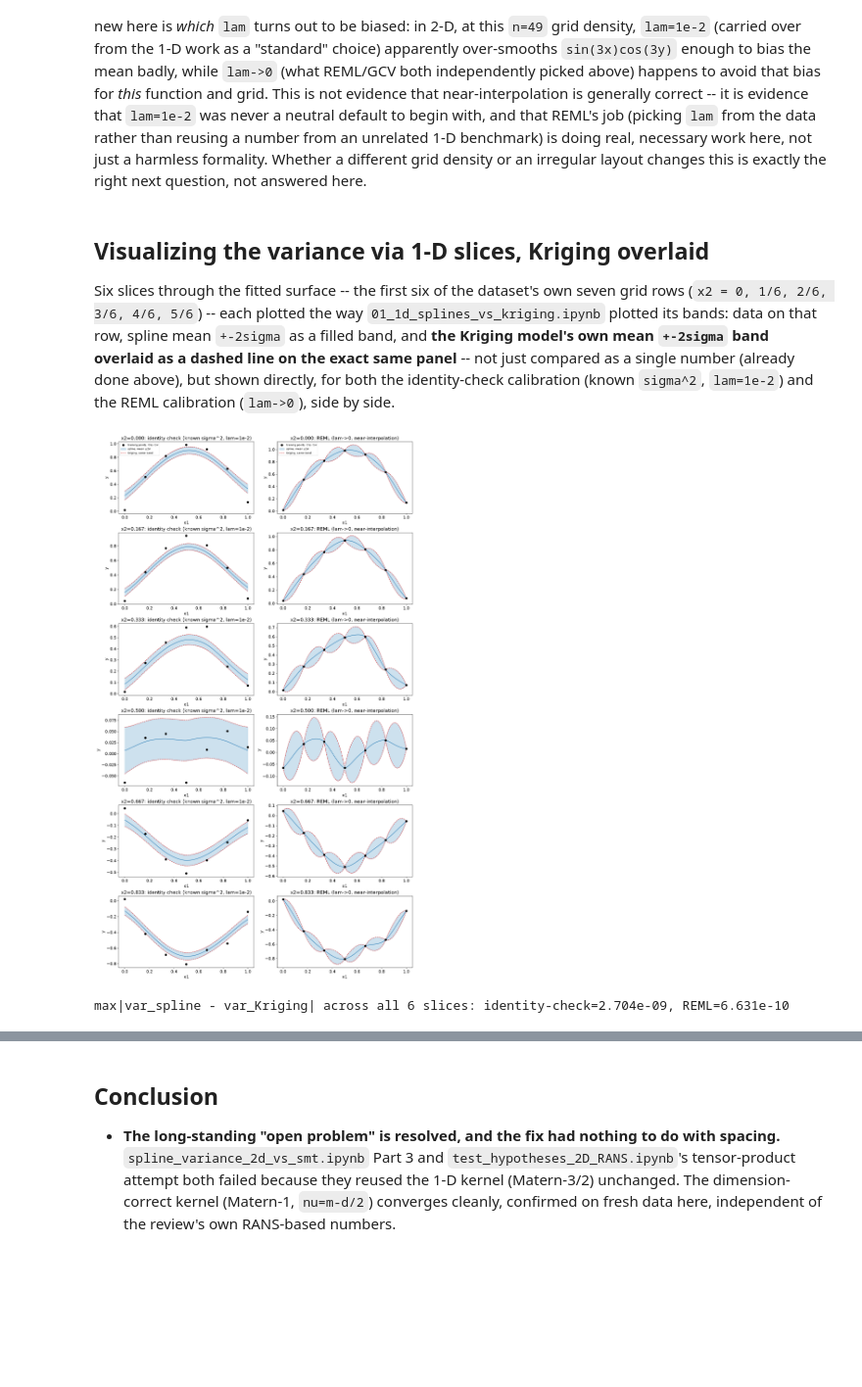
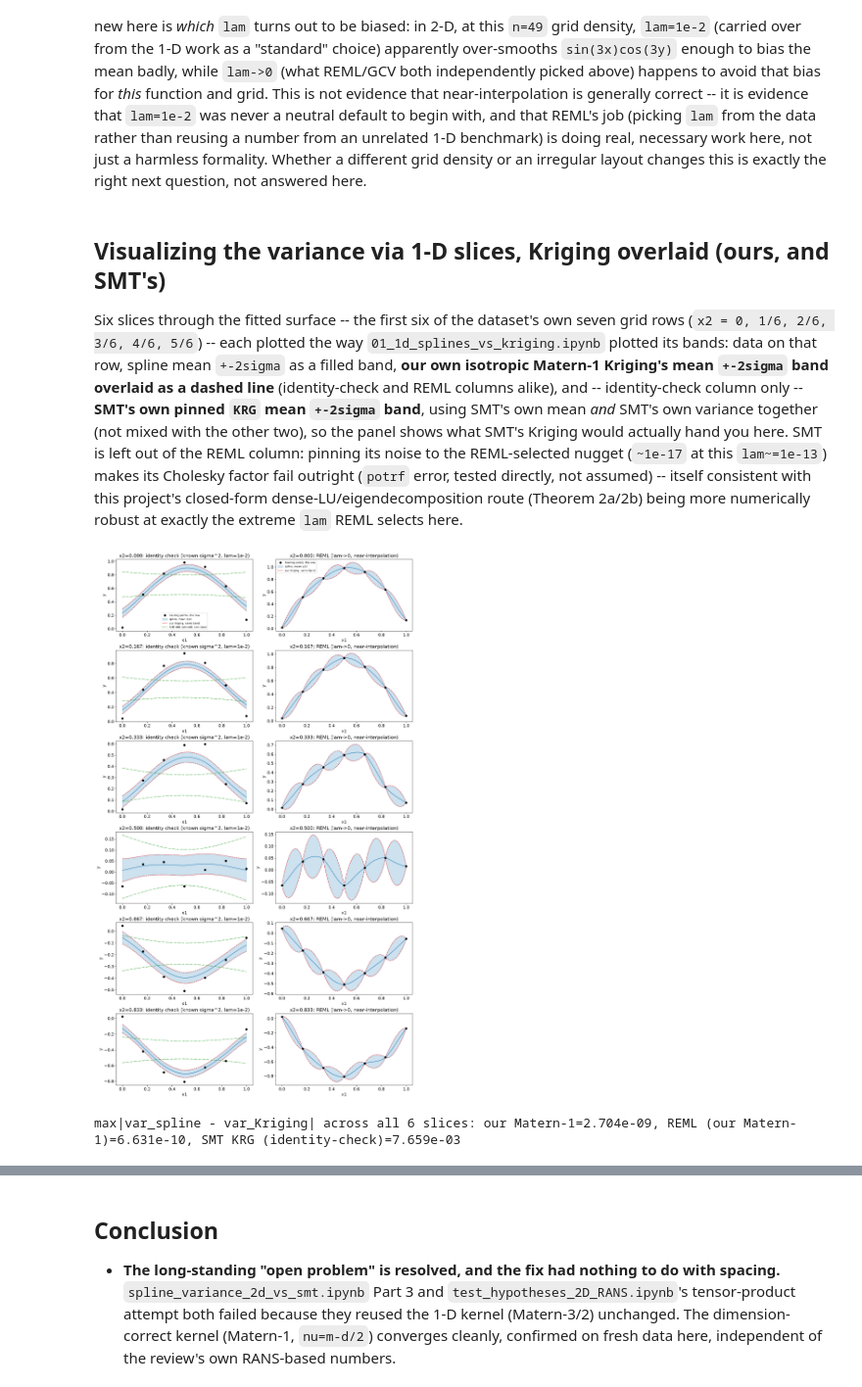
Before and after one commit to nomad-vagabond/krig-splines, a Jupyter notebook: notebooks/iter_01/02_2d_splines_vs_kriging.ipynb, the cells around one changed output, grey strips where cells are left out. Shown at 98% size. Cells and saved outputs as stored; diff of their text form; code cells hidden in the pictures; blank space fills up the shorter version.

```diff
--- a/notebooks/iter_01/02_2d_splines_vs_kriging.ipynb
+++ b/notebooks/iter_01/02_2d_splines_vs_kriging.ipynb
@@ -534,16 +682,21 @@ fixed lam=1e-2, known sigma2   = 0.4945   (nominal 0.95)
 # %% [markdown]
 **The result is the opposite of the naive guess, and worth stating plainly rather than fitting a story to it after the fact.** REML's near-interpolation band achieves `~0.946` coverage -- close to nominal -- while the fixed `lam=1e-2` band, *even with the true, correctly-known* `sigma^2`, covers only `~0.49`: roughly half of what it should. The mechanism is the same one found in the 1-D fixed-`lam` case (`01_1d_splines_vs_kriging.ipynb`'s coverage check): a non-data-driven `lam` biases the *mean* curve, and no amount of correctly-known noise variance fixes a band centred on a systematically wrong curve. What's new here is *which* `lam` turns out to be biased: in 2-D, at this `n=49` grid density, `lam=1e-2` (carried over from the 1-D work as a "standard" choice) apparently over-smooths `sin(3x)cos(3y)` enough to bias the mean badly, while `lam->0` (what REML/GCV both independently picked above) happens to avoid that bias for *this* function and grid. This is not evidence that near-interpolation is generally correct -- it is evidence that `lam=1e-2` was never a neutral default to begin with, and that REML's job (picking `lam` from the data rather than reusing a number from an unrelated 1-D benchmark) is doing real, necessary work here, not just a harmless formality. Whether a different grid density or an irregular layout changes this is exactly the right next question, not answered here.
 # %% [markdown]
-## Visualizing the variance via 1-D slices, Kriging overlaid
+## Visualizing the variance via 1-D slices, Kriging overlaid (ours, and SMT's)
 
 Six slices through the fitted surface -- the first six of the dataset's own seven
 grid rows (`x2 = 0, 1/6, 2/6, 3/6, 4/6, 5/6`) -- each plotted the way
 `01_1d_splines_vs_kriging.ipynb` plotted its bands: data on that row, spline mean
-`+-2sigma` as a filled band, and **the Kriging model's own mean `+-2sigma` band
-overlaid as a dashed line on the exact same panel** -- not just compared as a
-single number (already done above), but shown directly, for both the
-identity-check calibration (known `sigma^2`, `lam=1e-2`) and the REML calibration
-(`lam->0`), side by side.
+`+-2sigma` as a filled band, **our own isotropic Matern-1 Kriging's mean
+`+-2sigma` band overlaid as a dashed line** (identity-check and REML columns
+alike), and -- identity-check column only -- **SMT's own pinned `KRG` mean
+`+-2sigma` band**, using SMT's own mean *and* SMT's own variance together (not
+mixed with the other two), so the panel shows what SMT's Kriging would actually
+hand you here. SMT is left out of the REML column: pinning its noise to the
+REML-selected nugget (`~1e-17` at this `lam~=1e-13`) makes its Cholesky factor
+fail outright (`potrf` error, tested directly, not assumed) -- itself consistent
+with this project's closed-form dense-LU/eigendecomposition route (Theorem 2a/2b)
+being more numerically robust at exactly the extreme `lam` REML selects here.
 # %%
 slice_x1 = np.linspace(0, 1, 150)
 x2_slices = np.unique(X[:, 1])[:6]
@@ -555,9 +708,11 @@ nugget_id_slice = matern_flat_nugget(kappa_slice, lam, 2, 2)
 a_id_s, b_id_s = saddle_point_solve(K_train_slice, P_t, y, nugget_id_slice)
 nugget_rm_slice = matern_flat_nugget(kappa_slice, spl_reml2d.lam, 2, 2)
 a_rm_s, b_rm_s = saddle_point_solve(K_train_slice, P_t, y, nugget_rm_slice)
+# SMT's own pinned KRG (identity-check calibration only) -- already trained in Section A,
+# reused here as-is (same theta/noise pinning), just evaluated on the slice query points.
 
 fig, axs = plt.subplots(len(x2_slices), 2, figsize=(14, 4.0 * len(x2_slices)), constrained_layout=True)
-max_err_id, max_err_rm = 0.0, 0.0
+max_err_id, max_err_rm, max_err_smt_id = 0.0, 0.0, 0.0
 
 for row, x2_fixed in enumerate(x2_slices):
     Xs = np.column_stack([slice_x1, np.full_like(slice_x1, x2_fixed)])
@@ -570,39 +725,46 @@ for row, x2_fixed in enumerate(x2_slices):
         K_train_slice, P_t, nugget_id_slice, Kqs, Ps, np.ones(len(Xs))) / (nugget_id_slice / lam)
     std_krig_id = np.sqrt(np.maximum(var_krig_id, 0))
     max_err_id = max(max_err_id, np.max(np.abs(spl_fixed2d.variance(Xs) - var_krig_id)))
+
+    mean_smt_id = krg.predict_values(Xs).ravel()
+    std_smt_id = np.sqrt(np.maximum(krg.predict_variances(Xs).ravel(), 0))
+    max_err_smt_id = max(max_err_smt_id, np.max(np.abs(spl_fixed2d.variance(Xs) - std_smt_id**2)))
 
     mean_spl_rm = spl_reml2d.mean(Xs); std_spl_rm = np.sqrt(np.maximum(spl_reml2d.variance(Xs), 0))
     mean_krig_rm = saddle_point_predict(Kqs, Ps, a_rm_s, b_rm_s)
     var_krig_rm = spl_reml2d.b * saddle_point_variance(
         K_train_slice, P_t, nugget_rm_slice, Kqs, Ps, np.ones(len(Xs))) / (nugget_rm_slice / spl_reml2d.lam)
     std_krig_rm = np.sqrt(np.maximum(var_krig_rm, 0))
     max_err_rm = max(max_err_rm, np.max(np.abs(spl_reml2d.variance(Xs) - var_krig_rm)))
 
     near = np.abs(X[:, 1] - x2_fixed) < 0.02
     ax0, ax1 = axs[row, 0], axs[row, 1]
 
     ax0.plot(X[near, 0], y[near], "o", ms=6, color="k", zorder=5, label="training points, this row")
     ax0.fill_between(slice_x1, mean_spl_id - 2*std_spl_id, mean_spl_id + 2*std_spl_id,
                       color="C0", alpha=0.22, label=r"spline, mean $\pm2\sigma$")
     ax0.plot(slice_x1, mean_spl_id, color="C0", lw=1.3)
-    ax0.plot(slice_x1, mean_krig_id + 2*std_krig_id, "--", color="C3", lw=1.2, label="Kriging, same band")
+    ax0.plot(slice_x1, mean_krig_id + 2*std_krig_id, "--", color="C3", lw=1.2, label="our Kriging, same band")
     ax0.plot(slice_x1, mean_krig_id - 2*std_krig_id, "--", color="C3", lw=1.2)
+    ax0.plot(slice_x1, mean_smt_id + 2*std_smt_id, "-.", color="C2", lw=1.2, label="SMT KRG (pinned), own band")
+    ax0.plot(slice_x1, mean_smt_id - 2*std_smt_id, "-.", color="C2", lw=1.2)
     ax0.set(xlabel="x1", ylabel="y", title=f"x2={x2_fixed:.3f}: identity check (known sigma^2, lam=1e-2)")
 
     ax1.plot(X[near, 0], y[near], "o", ms=6, color="k", zorder=5, label="training points, this row")
     ax1.fill_between(slice_x1, mean_spl_rm - 2*std_spl_rm, mean_spl_rm + 2*std_spl_rm,
                       color="C0", alpha=0.22, label=r"spline, mean $\pm2\sigma$")
     ax1.plot(slice_x1, mean_spl_rm, color="C0", lw=1.3)
-    ax1.plot(slice_x1, mean_krig_rm + 2*std_krig_rm, "--", color="C3", lw=1.2, label="Kriging, same band")
+    ax1.plot(slice_x1, mean_krig_rm + 2*std_krig_rm, "--", color="C3", lw=1.2, label="our Kriging, same band")
     ax1.plot(slice_x1, mean_krig_rm - 2*std_krig_rm, "--", color="C3", lw=1.2)
     ax1.set(xlabel="x1", ylabel="y", title=f"x2={x2_fixed:.3f}: REML (lam->0, near-interpolation)")
     if row == 0:
         ax0.legend(fontsize=8); ax1.legend(fontsize=8)
 plt.show()
 
 print(f"max|var_spline - var_Kriging| across all 6 slices: "
-      f"identity-check={max_err_id:.3e}, REML={max_err_rm:.3e}")
+      f"our Matern-1={max_err_id:.3e}, REML (our Matern-1)={max_err_rm:.3e}, "
+      f"SMT KRG (identity-check)={max_err_smt_id:.3e}")
 # %% [output]
-[figure, old version]
+[figure, new version]
-max|var_spline - var_Kriging| across all 6 slices: identity-check=2.704e-09, REML=6.631e-10
+max|var_spline - var_Kriging| across all 6 slices: our Matern-1=2.704e-09, REML (our Matern-1)=6.631e-10, SMT KRG (identity-check)=7.659e-03
 # %% [markdown]
```
Also changed, not shown: parts of 6 cells of this notebook, 3 other files.
